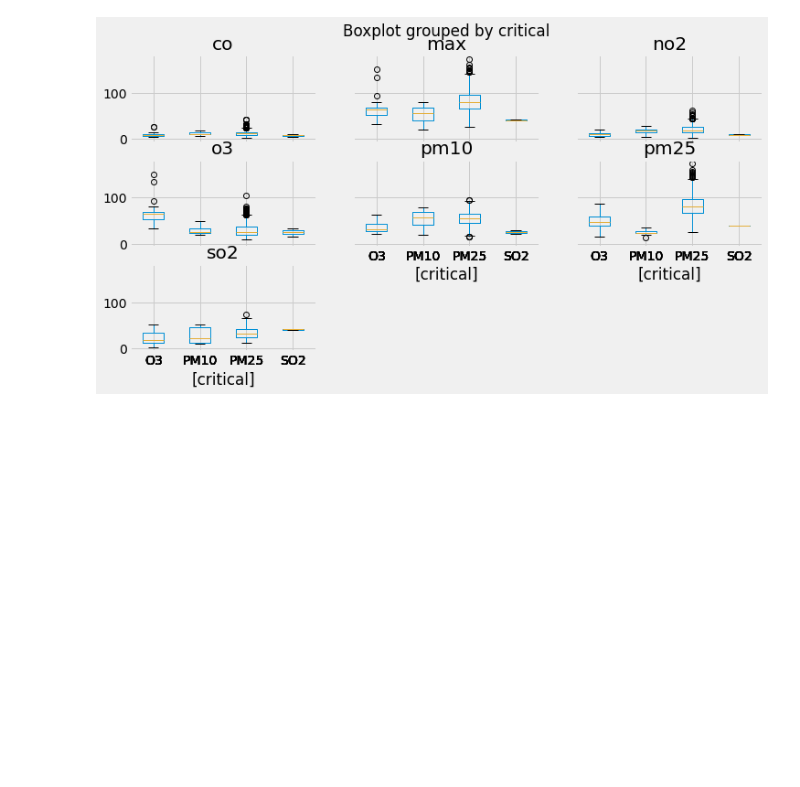
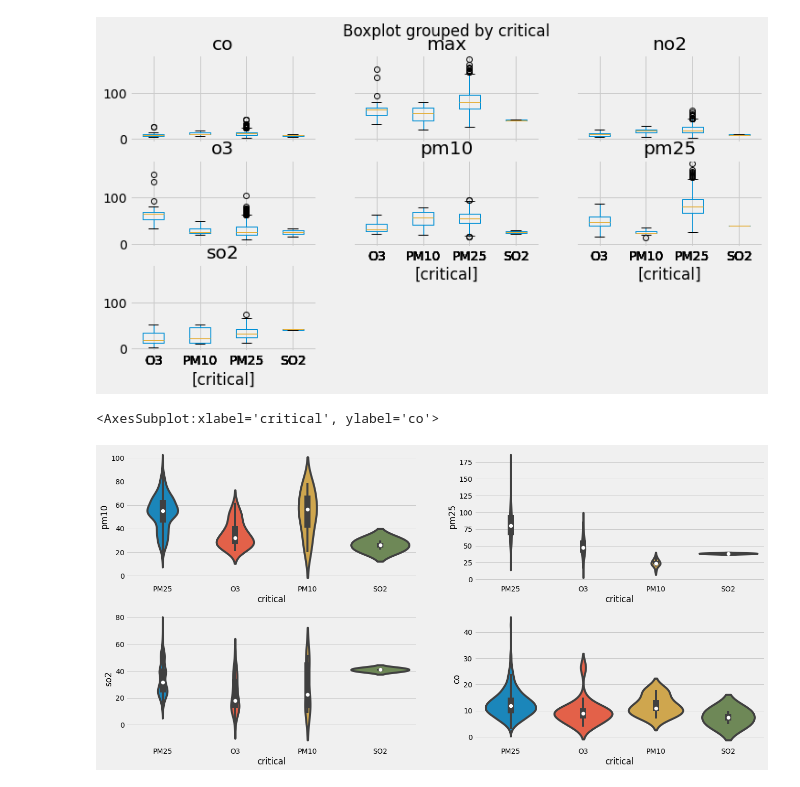
Before and after one commit to SMAMHTN/Final-Project-Microcredential, a Jupyter notebook: Pengerjaan/FP-Step3-DataUnderstanding2.ipynb, the cells around one changed output. Drawn from its saved outputs; the diff is of its cells as text; code cells hidden in the pictures; blank space fills up the shorter version.

```diff
--- a/Pengerjaan/FP-Step3-DataUnderstanding2.ipynb
+++ b/Pengerjaan/FP-Step3-DataUnderstanding2.ipynb
@@ -148,3 +153,16 @@ df.boxplot(by="critical", figsize=(12, 6))
 pass
 # %% [output]
 [figure]
+# %%
+plt.figure(figsize=(20,10))
+plt.subplot(2,2,1)
+sns.violinplot(x='critical',y='pm10',data=df)
+plt.subplot(2,2,2)
+sns.violinplot(x='critical',y='pm25',data=df)
+plt.subplot(2,2,3)
+sns.violinplot(x='critical',y='so2',data=df)
+plt.subplot(2,2,4)
+sns.violinplot(x='critical',y='co',data=df)
+# %% [output]
+<AxesSubplot:xlabel='critical', ylabel='co'>
+[figure, added]
```
Also changed, not shown: parts of 3 cells of this notebook.
